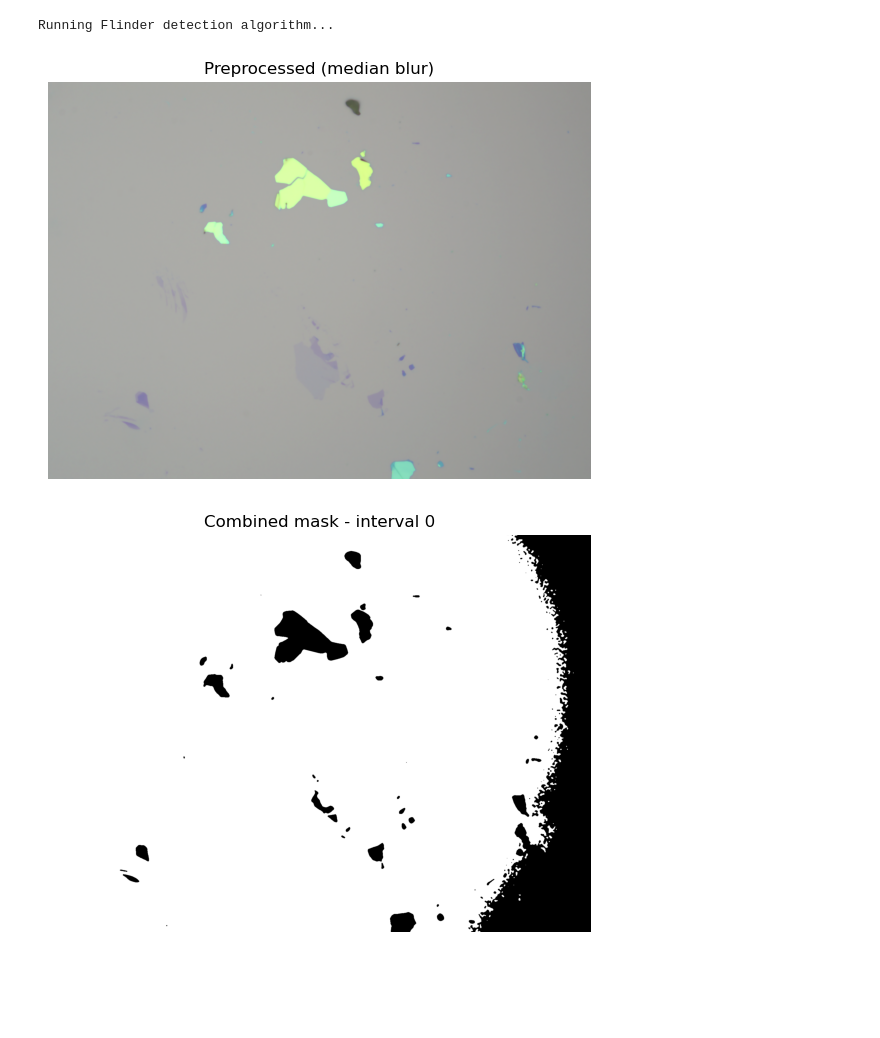
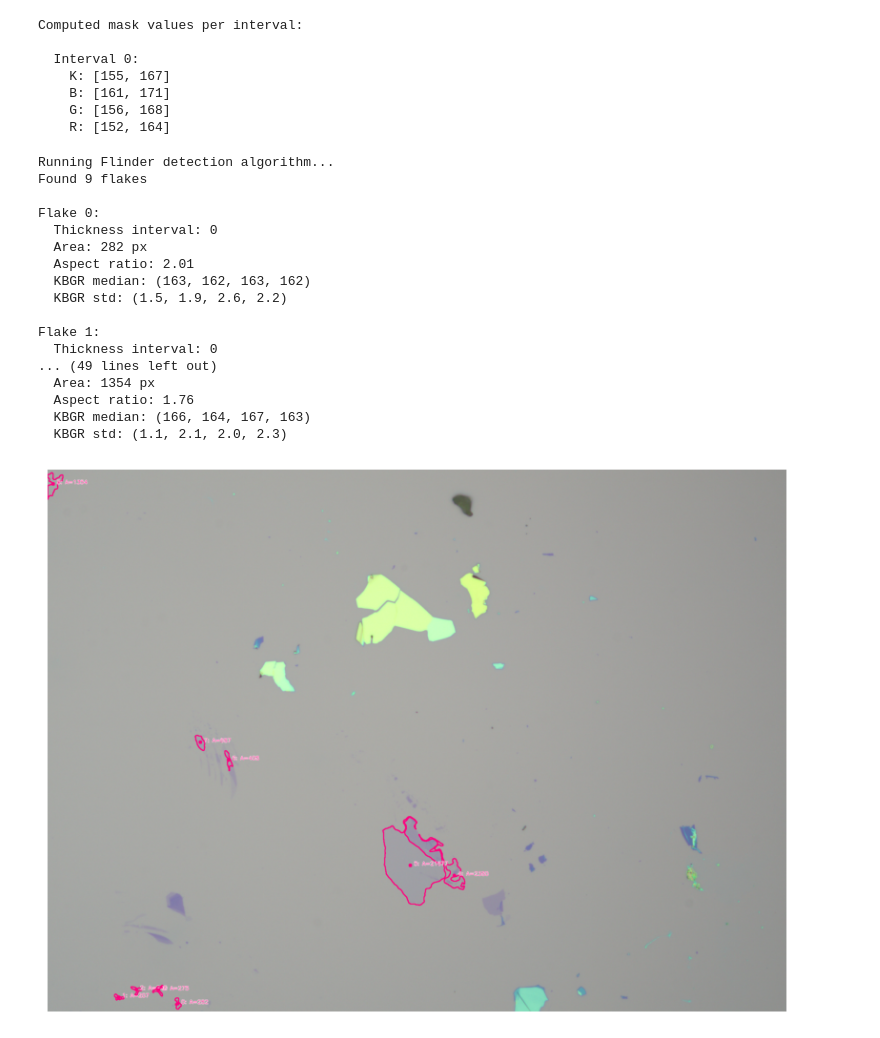
Before and after one commit to Austin4705/AutomatedTransferStation, a Jupyter notebook: TestingEnv/CVTesting/FlakeDetection/detect_flakes4.ipynb, the cells around one changed output. Cells and saved outputs as stored; diff of their text form; code cells hidden in the pictures; blank space fills up the shorter version.

```diff
--- a/TestingEnv/CVTesting/FlakeDetection/detect_flakes4.ipynb
+++ b/TestingEnv/CVTesting/FlakeDetection/detect_flakes4.ipynb
@@ -670,47 +308,67 @@ config = {
 }
 
 # Compute mask values using Flinder's interpolation pipeline
-# mask_values_list = FlinderDetector.compute_mask_values(calibration)
+mask_values_list = FlinderDetector.compute_mask_values(calibration)
 
-# print("Computed mask values per interval:")
-# for i, mv in enumerate(mask_values_list):
-#     print(f"\n  Interval {i}:")
-#     for ch in ['k', 'b', 'g', 'r']:
-#         print(f"    {ch.upper()}: [{mv[ch]['min']}, {mv[ch]['max']}]")
+print("Computed mask values per interval:")
+for i, mv in enumerate(mask_values_list):
+    print(f"\n  Interval {i}:")
+    for ch in ['k', 'b', 'g', 'r']:
+        print(f"    {ch.upper()}: [{mv[ch]['min']}, {mv[ch]['max']}]")
+# %% [output]
+Computed mask values per interval:
+
+  Interval 0:
+    K: [155, 167]
+    B: [161, 171]
+    G: [156, 168]
+    R: [152, 164]
 # %%
 # Test the Flinder detector with calculated mask values
 
-# Create detector instance
-detector = FlinderDetector(config, debug=True)
+# Create detector instance (config dict defined in cell above)
+detector = FlinderDetector(config, debug=False)
 
-# Use calculated monolayer mask values from cell 3
-# Format: [kmin, kmax, bmin, bmax, gmin, gmax, rmin, rmax]
-mask_values_list = [
-    monolayer_mask_values,  # Monolayer - calculated from RGB(160, 166, 166)
-]
+# mask_values_list computed from calibration dict in cell above
+# via FlinderDetector.compute_mask_values(calibration)
 
 # Detect flakes
 print("Running Flinder detection algorithm...")
-flakes = detector.detect_flakes(test_image_wb_bgr, mask_values_list, min_area=200)
+flakes = detector.detect_flakes(test_image_wb_bgr, mask_values_list)
 print(f"Found {len(flakes)} flakes")
 
 # Visualize results
 vis_image = detector.visualize_flakes(test_image_wb_bgr, flakes)
 
 # Print details of detected flakes
 for idx, flake in enumerate(flakes):
     stats = flake['stats']
     print(f"\nFlake {idx}:")
     print(f"  Thickness interval: {flake['interval_idx']}")
     print(f"  Area: {stats['area']:.0f} px")
     print(f"  Aspect ratio: {stats['aspect_ratio']:.2f}")
     print(f"  KBGR median: ({stats['k_median']:.0f}, {stats['b_median']:.0f}, "
           f"{stats['g_median']:.0f}, {stats['r_median']:.0f})")
     print(f"  KBGR std: ({stats['k_std']:.1f}, {stats['b_std']:.1f}, "
           f"{stats['g_std']:.1f}, {stats['r_std']:.1f})")
 
 showImage(vis_image)
 # %% [output]
 Running Flinder detection algorithm...
+Found 9 flakes
+
+Flake 0:
+  Thickness interval: 0
+  Area: 282 px
+  Aspect ratio: 2.01
+  KBGR median: (163, 162, 163, 162)
+  KBGR std: (1.5, 1.9, 2.6, 2.2)
+
+Flake 1:
+  Thickness interval: 0
+... (49 lines left out)
+  Area: 1354 px
+  Aspect ratio: 1.76
+  KBGR median: (166, 164, 167, 163)
+  KBGR std: (1.1, 2.1, 2.0, 2.3)
-[figure, old version]
+[figure, new version]
-[figure, removed]
```
Also changed, not shown: parts of 5 cells of this notebook.
